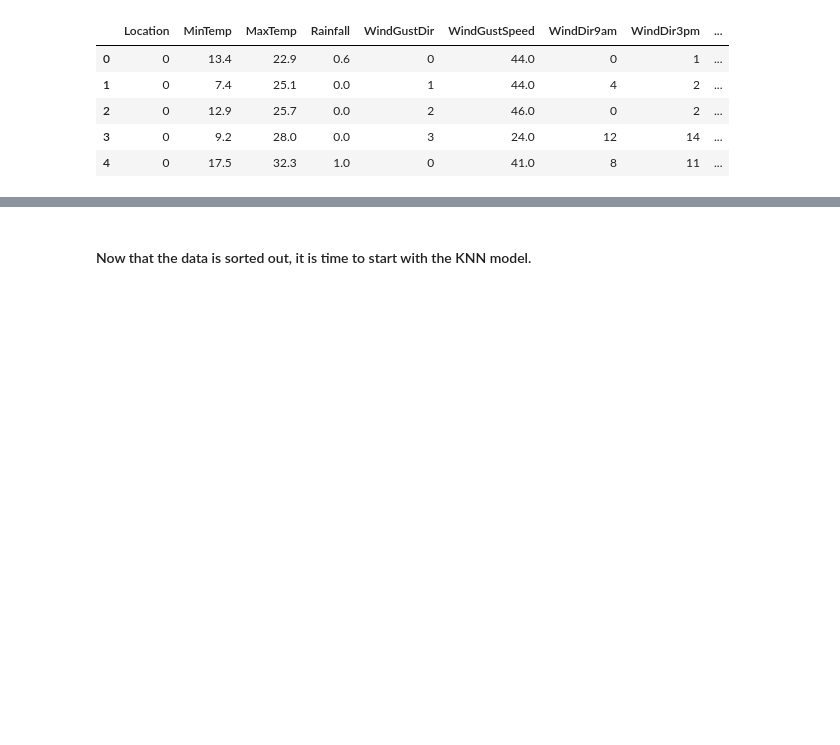
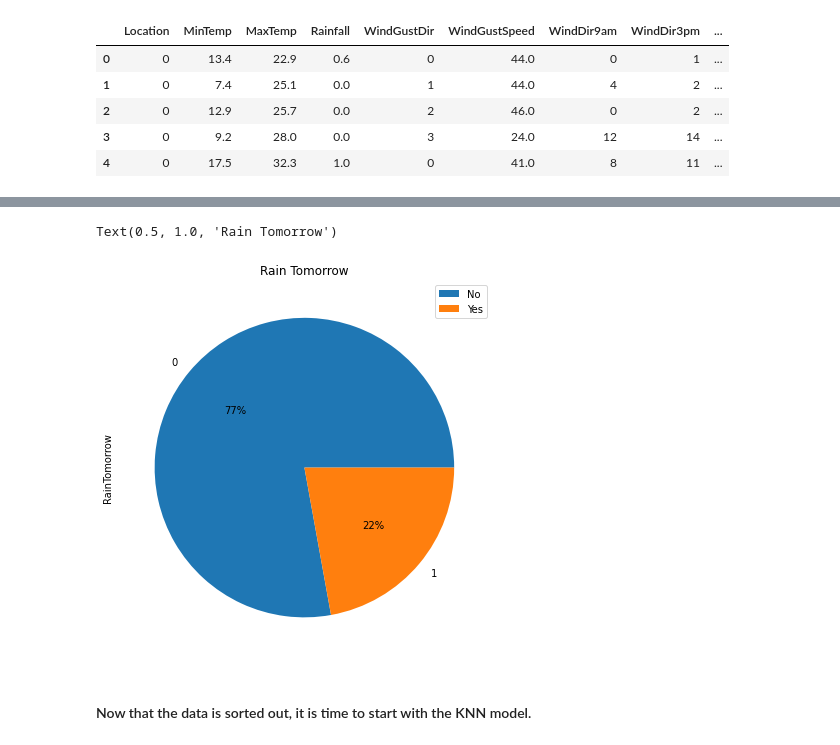
Before and after one commit to TumbleHood/data-science-intro, a Jupyter notebook: Classification.ipynb, the cells around one changed output, grey strips where cells are left out. Drawn from its saved outputs; the diff is of its cells as text; code cells hidden in the pictures; blank space fills up the shorter version.

```diff
--- a/Classification.ipynb
+++ b/Classification.ipynb
@@ -285,3 +291,12 @@ df.head()
+# %%
+fig = plt.figure()
+axes = fig.add_axes([0,0,1.3,1.3])
+df["RainTomorrow"].value_counts().plot(kind='pie',autopct="%2i%%")
+plt.legend(['No','Yes'])
+plt.title('Rain Tomorrow')
+# %% [output]
+Text(0.5, 1.0, 'Rain Tomorrow')
+[figure, added]
 # %% [markdown]
 #### Now that the data is sorted out, it is time to start with the KNN model.
 # %%
```
Also changed, not shown: parts of 14 cells of this notebook, 1 other file.
